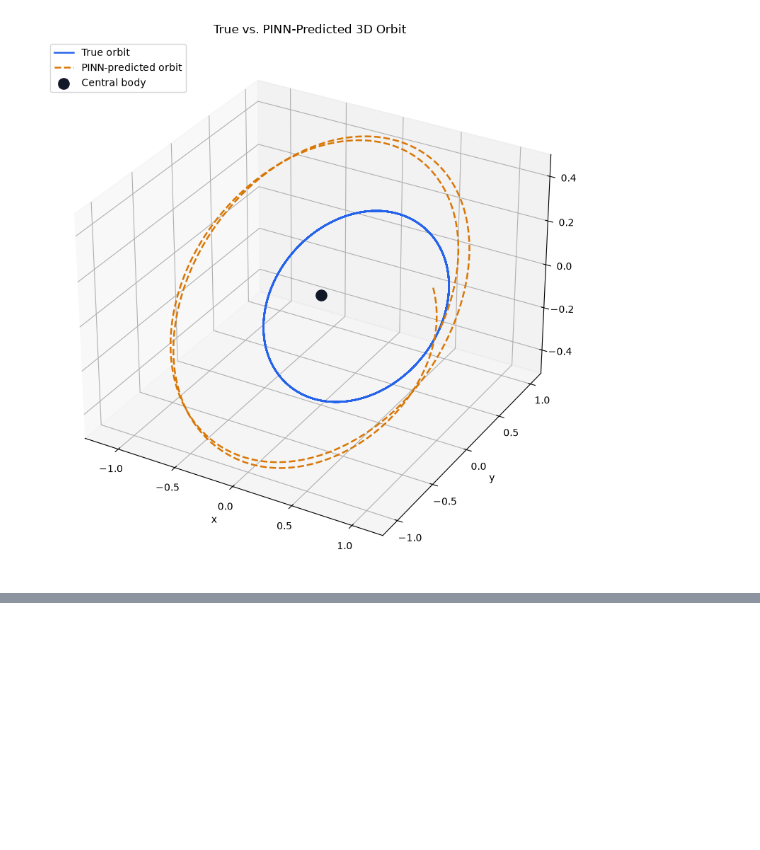
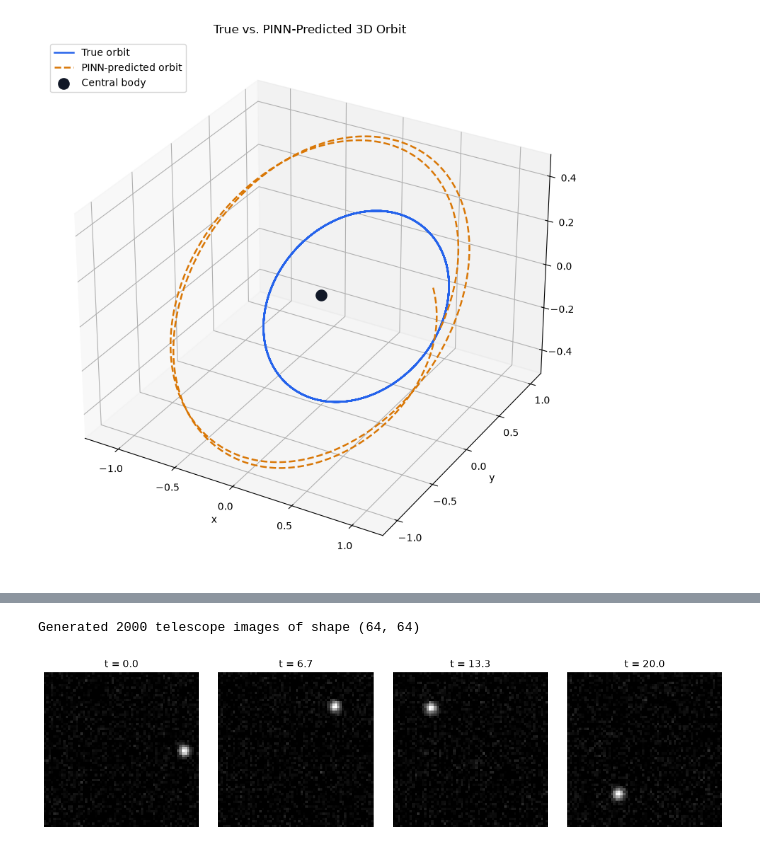
Before and after one commit to VicDeni/orbital-pinn, a Jupyter notebook: notebooks/04_3d_orbital_mechanics.ipynb, the cells around one changed output, grey strips where cells are left out. Drawn from its saved outputs; the diff is of its cells as text; code cells hidden in the pictures; blank space fills up the shorter version.

Commit message:
Add Phase 4: 3D orbit estimation with bearing-only EKF fusion

```diff
--- a/notebooks/04_3d_orbital_mechanics.ipynb
+++ b/notebooks/04_3d_orbital_mechanics.ipynb
@@ -264,0 +317,29 @@ Max 3D position error: 2.0971
+# %%
+# Generates synthetic telescope images: a Gaussian blob at the satellite's projected
+# pixel position, with added sensor noise, same style as Phase 2
+def generate_telescope_image(px, py, img_size=64, blob_sigma=1.5, noise_std=0.05):
+    yy, xx = np.meshgrid(np.arange(img_size), np.arange(img_size), indexing="ij")
+    blob = np.exp(-((xx - px)**2 + (yy - py)**2) / (2 * blob_sigma**2))
+    noise = np.random.normal(0, noise_std, size=blob.shape)
+    image = np.clip(blob + noise, 0, 1)
+    return image
+
+# Generate one image per time step using the true projected positions
+telescope_images_3d = np.array([
+    generate_telescope_image(px_true[i], py_true[i]) for i in range(len(t_eval))
+])
+
+print(f"Generated {telescope_images_3d.shape[0]} telescope images of shape {telescope_images_3d.shape[1:]}")
+
+# Preview a few sample frames
+fig, axes = plt.subplots(1, 4, figsize=(12, 3))
+sample_indices = [0, len(t_eval)//3, 2*len(t_eval)//3, len(t_eval)-1]
+for ax, idx in zip(axes, sample_indices):
+    ax.imshow(telescope_images_3d[idx], cmap="gray")
+    ax.set_title(f"t = {t_eval[idx]:.1f}")
+    ax.axis("off")
+plt.tight_layout()
+plt.show()
+# %% [output]
+Generated 2000 telescope images of shape (64, 64)
+[figure, added]
```
Also changed, not shown: parts of 20 cells of this notebook, 5 other files.
